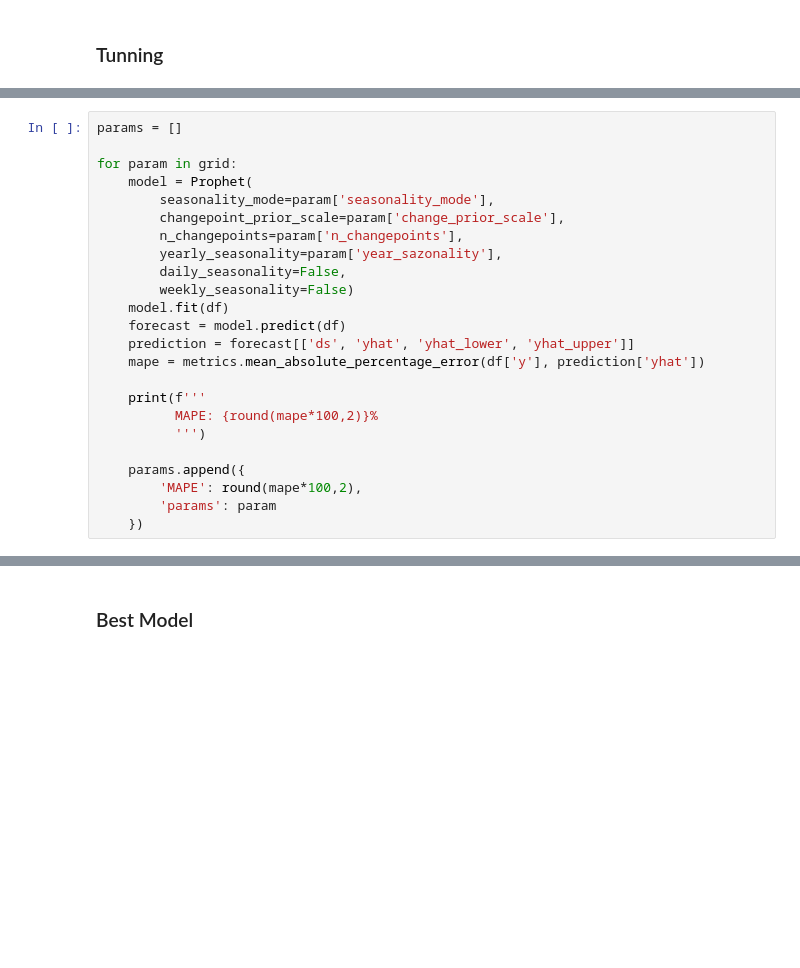
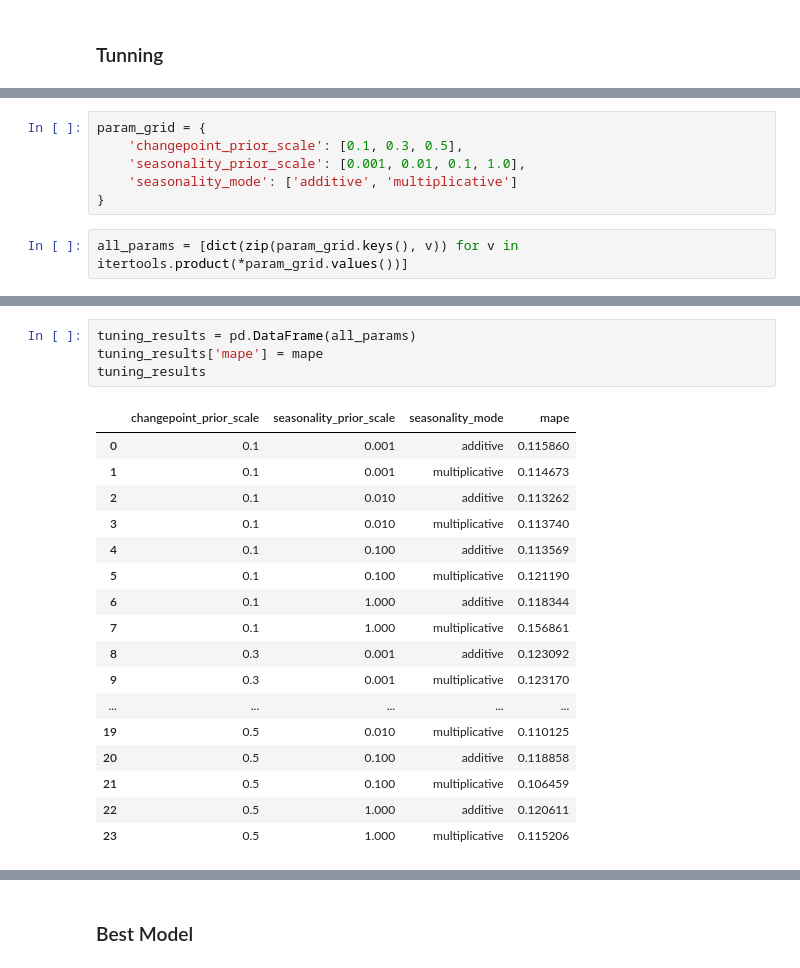
Before and after one commit to thiago-osorio/prophet, a Jupyter notebook: prophet.ipynb, the cells around one changed output, grey strips where cells are left out. Saved outputs shown, nothing was run; the diff lists cells and outputs as text; blank space fills up the shorter version.

```diff
--- a/prophet.ipynb
+++ b/prophet.ipynb
@@ -116,24 +98,0 @@ grid = ParameterGrid(params_grid)
-# %%
-params = []
-
-for param in grid:
-    model = Prophet(
-        seasonality_mode=param['seasonality_mode'],
-        changepoint_prior_scale=param['change_prior_scale'],
-        n_changepoints=param['n_changepoints'],
-        yearly_seasonality=param['year_sazonality'],
-        daily_seasonality=False,
-        weekly_seasonality=False)
-    model.fit(df)
-    forecast = model.predict(df)
-    prediction = forecast[['ds', 'yhat', 'yhat_lower', 'yhat_upper']]
-    mape = metrics.mean_absolute_percentage_error(df['y'], prediction['yhat'])
-
-    print(f'''
-          MAPE: {round(mape*100,2)}%
-          ''')
-
-    params.append({
-        'MAPE': round(mape*100,2),
-        'params': param
-    })
@@ -190,0 +99,8 @@ best_params
+# %%
+param_grid = {
+    'changepoint_prior_scale': [0.1, 0.3, 0.5],
+    'seasonality_prior_scale': [0.001, 0.01, 0.1, 1.0],
+    'seasonality_mode': ['additive', 'multiplicative']
+}
+# %%
+all_params = [dict(zip(param_grid.keys(), v)) for v in itertools.product(*param_grid.values())]
@@ -190,0 +133,22 @@ best_params
+# %%
+tuning_results = pd.DataFrame(all_params)
+tuning_results['mape'] = mape
+tuning_results
+# %% [output]
+|  | changepoint_prior_scale | seasonality_prior_scale | seasonality_mode | mape |
+| 0 | 0.1 | 0.001 | additive | 0.115860 |
+| 1 | 0.1 | 0.001 | multiplicative | 0.114673 |
+| 2 | 0.1 | 0.010 | additive | 0.113262 |
+| 3 | 0.1 | 0.010 | multiplicative | 0.113740 |
+| 4 | 0.1 | 0.100 | additive | 0.113569 |
+| 5 | 0.1 | 0.100 | multiplicative | 0.121190 |
+| 6 | 0.1 | 1.000 | additive | 0.118344 |
+| 7 | 0.1 | 1.000 | multiplicative | 0.156861 |
+| 8 | 0.3 | 0.001 | additive | 0.123092 |
+| 9 | 0.3 | 0.001 | multiplicative | 0.123170 |
+| ... | ... | ... | ... | ... |
+| 19 | 0.5 | 0.010 | multiplicative | 0.110125 |
+| 20 | 0.5 | 0.100 | additive | 0.118858 |
+| 21 | 0.5 | 0.100 | multiplicative | 0.106459 |
+| 22 | 0.5 | 1.000 | additive | 0.120611 |
+| 23 | 0.5 | 1.000 | multiplicative | 0.115206 |
```
Also changed, not shown: parts of 23 cells of this notebook.
